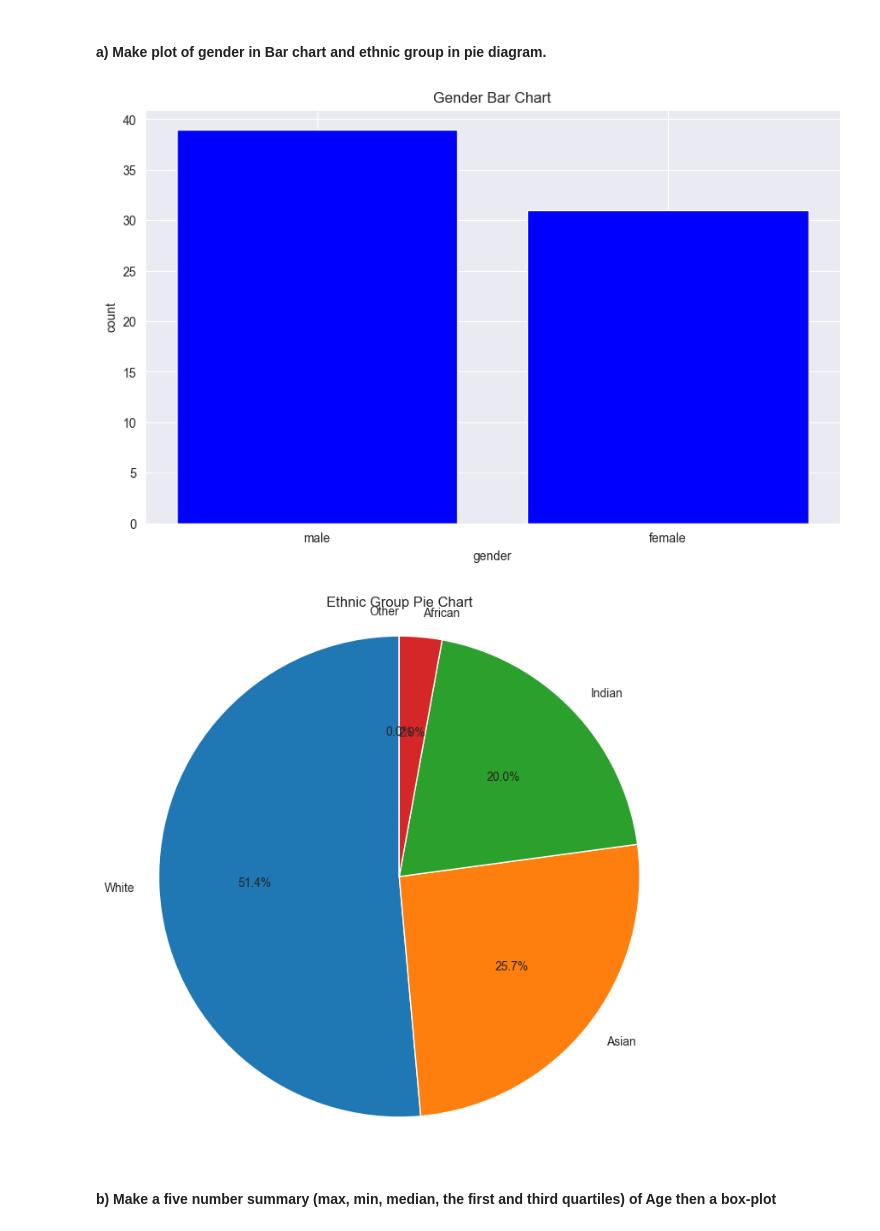
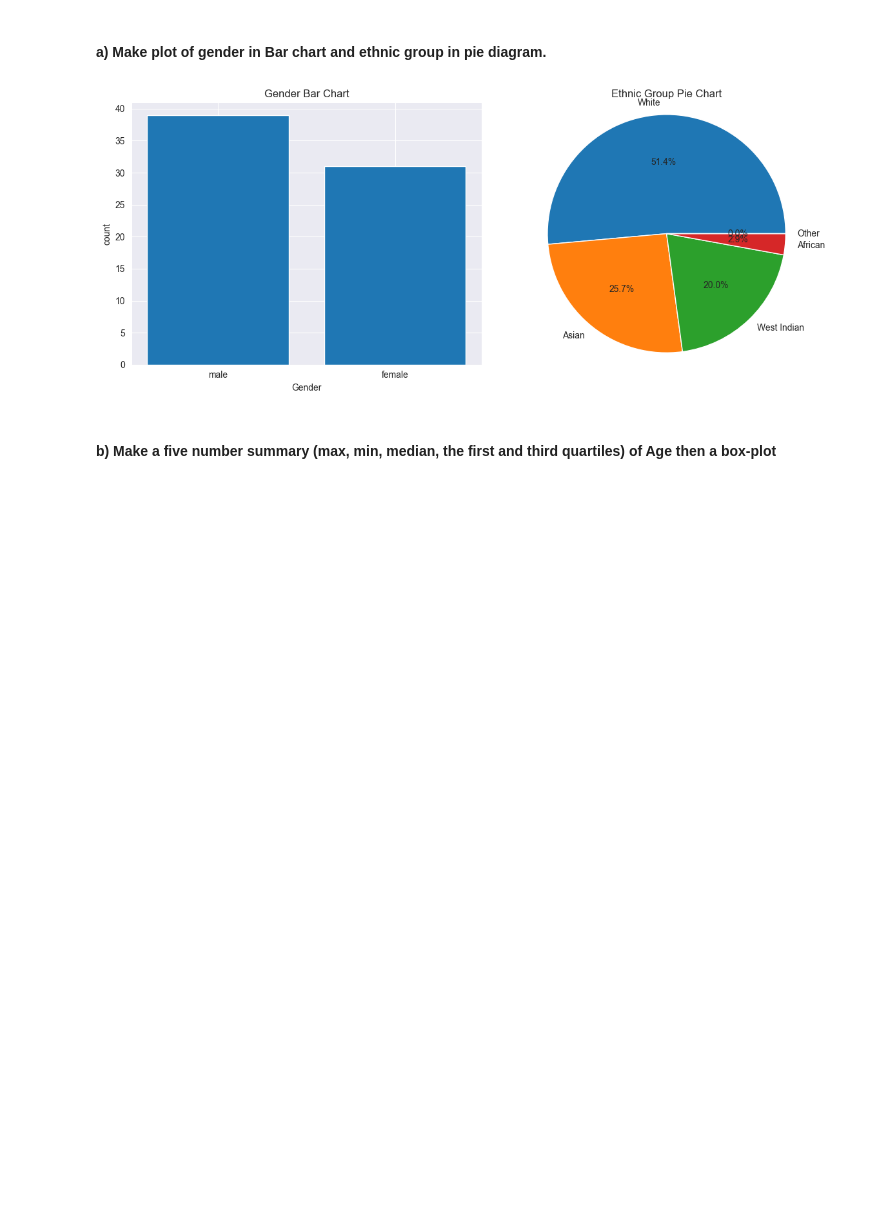
Before and after one commit to JotaN98/MScDataScience_AI, a Jupyter notebook: Statistics/Lab_stats_pt1.ipynb, the cells around one changed output. Cells and saved outputs as stored; diff of their text form; code cells hidden in the pictures; blank space fills up the shorter version.

```diff
--- a/Statistics/Lab_stats_pt1.ipynb
+++ b/Statistics/Lab_stats_pt1.ipynb
@@ -45,23 +46,39 @@ df.head()
 # %% [markdown]
 #### a) Make plot of gender in Bar chart and ethnic group in pie diagram.
 # %%
-#Count the number of males and females in the gender feature
+# Count the number of males and females in the gender feature
 nr_males = np.count_nonzero(df['gender']==1)
 nr_females = np.count_nonzero(df['gender']==2)
 
-#Plot the gender bar chart using statstoolkit
-bar(['male','female'], [nr_males, nr_females], title='Gender Bar Chart', xlabel='gender', ylabel='count', color='blue')
+# Create figure with subplots
+plt.figure(figsize=(12, 5))
 
+# Plot the gender bar chart
+plt.subplot(1, 2, 1)
+plt.bar(['male','female'], [nr_males, nr_females])
+plt.title("Gender Bar Chart")
+plt.xlabel('Gender')
+plt.ylabel('count')
+
+# Count ethnic groups
 etn_white = np.count_nonzero(df['ethnicgp']==1)
 etn_asian = np.count_nonzero(df['ethnicgp']==2)
 etn_indian = np.count_nonzero(df['ethnicgp']==3)
 etn_african = np.count_nonzero(df['ethnicgp']==4)
 etn_other = np.count_nonzero(df['ethnicgp']==5)
 
-pie([etn_white,etn_asian,etn_indian,etn_african,etn_other],['White','Asian','Indian','African','Other'],title='Ethnic Group Pie Chart')
+# Plot the ethnic group pie chart
+plt.subplot(1, 2, 2)
+plt.pie([etn_white,etn_asian,etn_indian,etn_african,etn_other],
+        labels=['White','Asian','West Indian','African','Other'],
+        autopct='%1.1f%%')
+plt.title('Ethnic Group Pie Chart')
+plt.axis('equal')
+
+plt.tight_layout()  # Adjust spacing between subplots
+plt.show()
 # %% [output]
-[figure, old version]
+[figure, new version]
-[figure, removed]
 # %% [markdown]
 #### b) Make a five number summary (max, min, median, the first and third quartiles) of Age then a box-plot
 # %%
```
Also changed, not shown: parts of 13 cells of this notebook, 1 other file.
